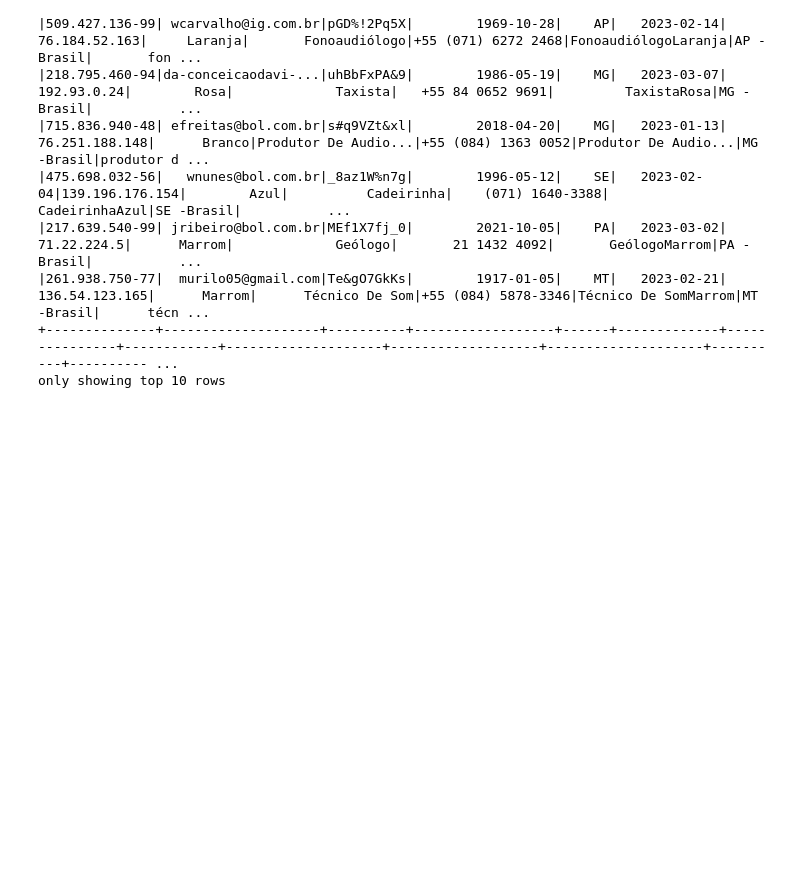
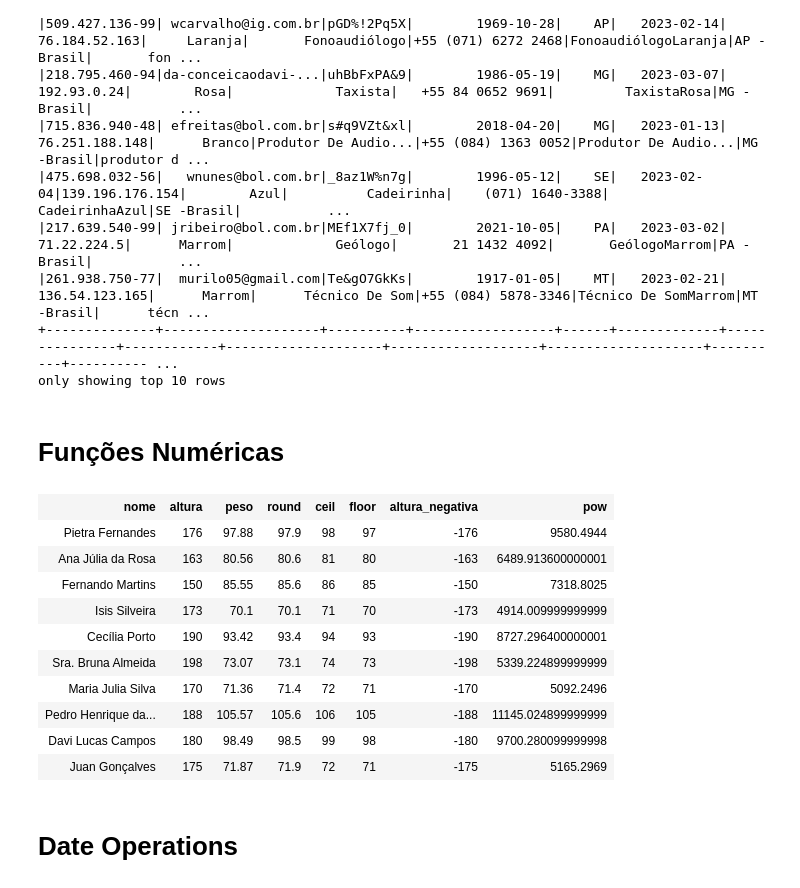
Before and after one commit to tiagomartins03/BigData, a Jupyter notebook: ApacheSpark_Course01/SparkFuntions.ipynb, the cells around one changed output. Saved outputs shown, nothing was run; the diff lists cells and outputs as text; code cells hidden in the pictures; blank space fills up the shorter version.

Commit message:
Nem Apache Functions Updated

```diff
--- a/ApacheSpark_Course01/SparkFuntions.ipynb
+++ b/ApacheSpark_Course01/SparkFuntions.ipynb
@@ -218,3 +218,31 @@ df2
 |261.938.750-77|  murilo05@gmail.com|Te&gO7GkKs|        1917-01-05|    MT|   2023-02-21| 136.54.123.165|      Marrom|      Técnico De Som|+55 (084) 5878-3346|Técnico De SomMarrom|MT -Brasil|      técn ...
 +--------------+--------------------+----------+------------------+------+-------------+---------------+------------+--------------------+-------------------+--------------------+----------+---------- ...
 only showing top 10 rows
+# %% [markdown]
+# Funções Numéricas
+# %%
+dfIMC = spark.read.parquet('C:\\Users\\User\\Desktop\\BigData\\BigData-1\\ApacheSpark_Course01\\databases\\IMC.parquet')
+# %%
+(
+
+    dfIMC
+    .withColumn('round',F.round(dfIMC.peso,1))
+    .withColumn('ceil',F.ceil(dfIMC.peso))
+    .withColumn('floor',F.floor(dfIMC.peso))
+    .withColumn('altura_negativa',-F.col('altura'))
+    .withColumn('pow',F.pow(dfIMC.peso,2))
+)
+# %% [output]
+| nome | altura | peso | round | ceil | floor | altura_negativa | pow |
+| Pietra Fernandes | 176 | 97.88 | 97.9 | 98 | 97 | -176 | 9580.4944 |
+| Ana Júlia da Rosa | 163 | 80.56 | 80.6 | 81 | 80 | -163 | 6489.913600000001 |
+| Fernando Martins | 150 | 85.55 | 85.6 | 86 | 85 | -150 | 7318.8025 |
+| Isis Silveira | 173 | 70.1 | 70.1 | 71 | 70 | -173 | 4914.009999999999 |
+| Cecília Porto | 190 | 93.42 | 93.4 | 94 | 93 | -190 | 8727.296400000001 |
+| Sra. Bruna Almeida | 198 | 73.07 | 73.1 | 74 | 73 | -198 | 5339.224899999999 |
+| Maria Julia Silva | 170 | 71.36 | 71.4 | 72 | 71 | -170 | 5092.2496 |
+| Pedro Henrique da... | 188 | 105.57 | 105.6 | 106 | 105 | -188 | 11145.024899999999 |
+| Davi Lucas Campos | 180 | 98.49 | 98.5 | 99 | 98 | -180 | 9700.280099999998 |
+| Juan Gonçalves | 175 | 71.87 | 71.9 | 72 | 71 | -175 | 5165.2969 |
+# %% [markdown]
+# Date Operations
```
Also changed, not shown: parts of 12 cells of this notebook, 1 other file.
